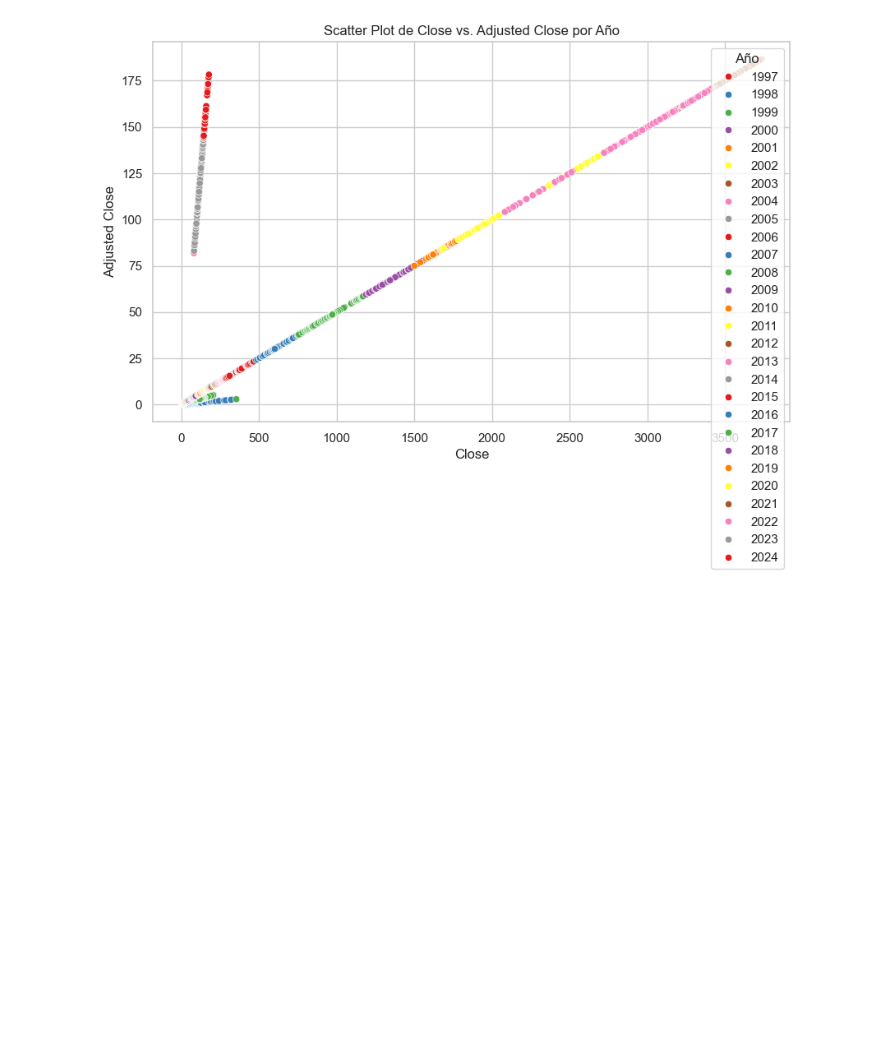
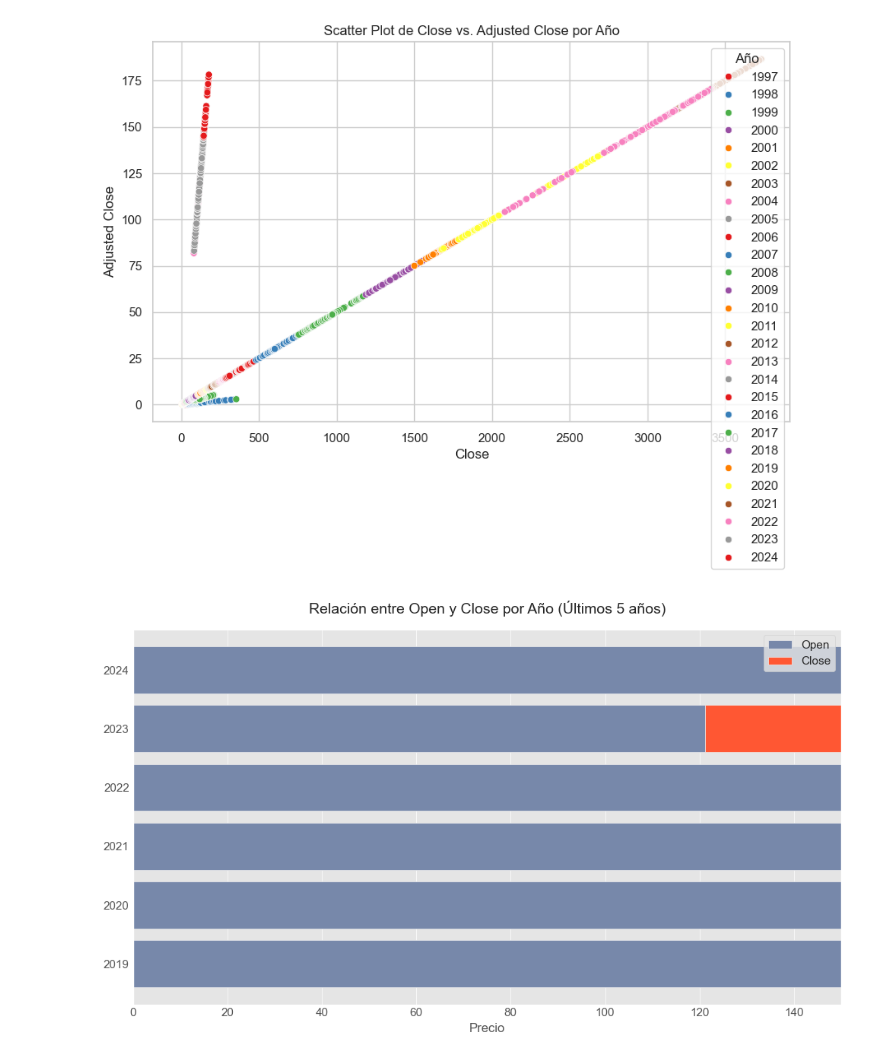
Before and after one commit to ancarye/proyecto_mod_3, a Jupyter notebook: proyecto_modulo_3.ipynb, the cells around one changed output. Drawn from its saved outputs; the diff is of its cells as text; code cells hidden in the pictures; blank space fills up the shorter version.

```diff
--- a/proyecto_modulo_3.ipynb
+++ b/proyecto_modulo_3.ipynb
@@ -1012,3 +1012,31 @@ plt.legend(title='Año')
 plt.show()
 # %% [output]
 [figure]
+# %%
+
+# Convierte la columna 'init_day' a tipo datetime si aún no lo está
+df['init_day'] = pd.to_datetime(df['init_day'])
+
+# Filtra los datos para incluir solo los últimos 5 años
+df_last_5_years = df[df['init_day'] >= df['init_day'].max() - pd.DateOffset(years=5)]
+
+# Agrupa los datos por año y calcula el promedio de 'open' y 'close' para cada año
+grouped_data = df_last_5_years.groupby(df_last_5_years['init_day'].dt.year)[['open', 'close']].mean()
+
+# Graficar barras apiladas horizontalmente
+plt.style.use('ggplot')
+fig, ax = plt.subplots(figsize=(10, 6))
+
+plt1 = ax.barh(grouped_data.index, grouped_data['open'], label='Open', color="#7788AA")
+plt2 = ax.barh(grouped_data.index, grouped_data['close'], left=grouped_data['open'], label='Close', color="#FF5733")
+
+ax.set_xlabel('Precio')
+ax.set_title('Relación entre Open y Close por Año (Últimos 5 años)', fontsize=14, pad=15)
+plt.legend((plt1[0], plt2[0]), ('Open', 'Close'))
+ax.set_xlim(0, 150)  # Ajusta el límite superior del eje x según tus datos
+
+plt.tight_layout()
+
+plt.show()
+# %% [output]
+[figure, added]
```
Also changed, not shown: parts of 7 cells of this notebook.
